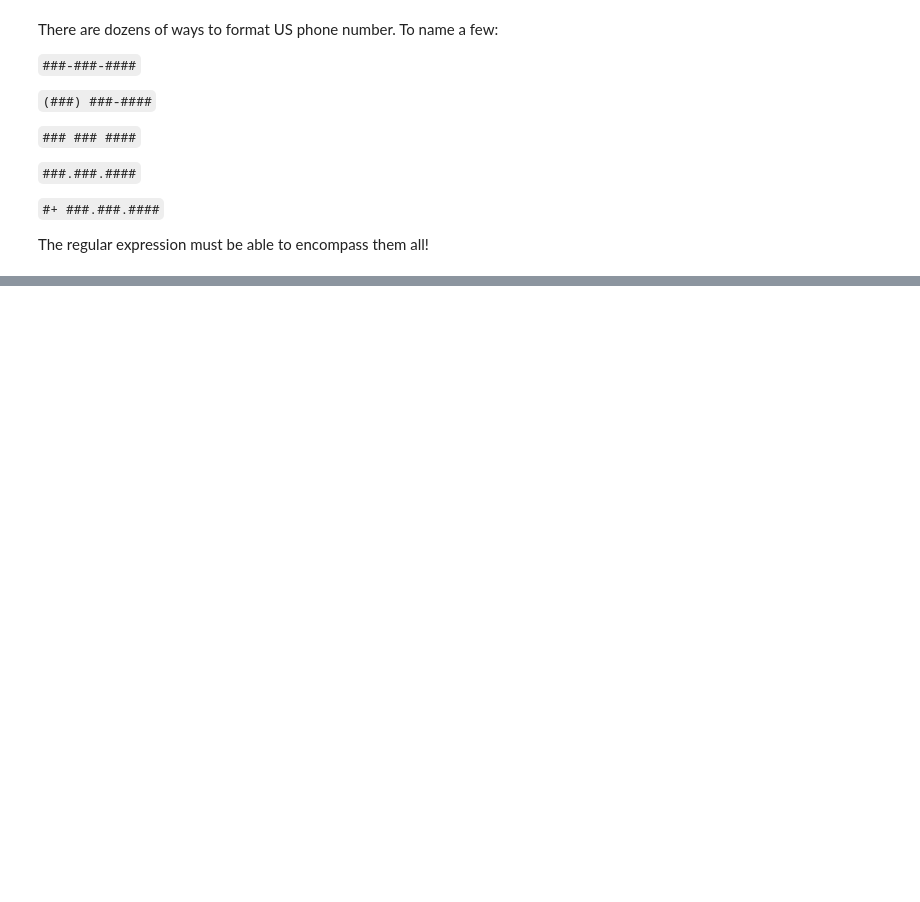
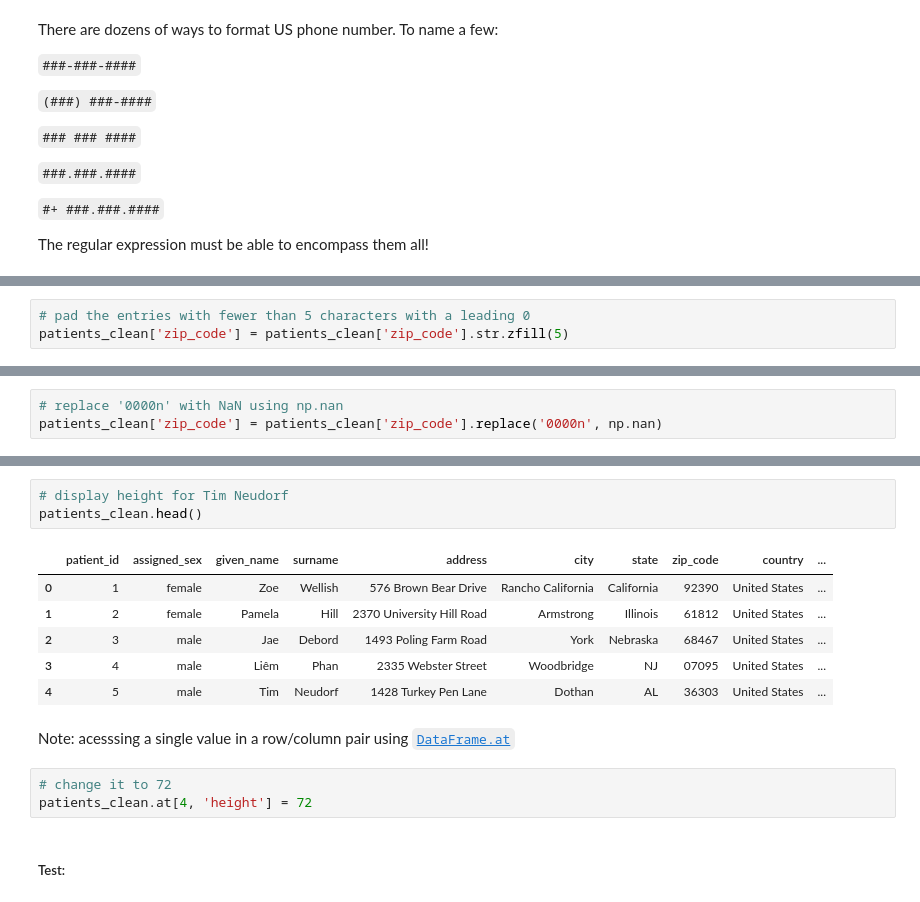
Before and after one commit to tharcyla/data-wrangling, a Jupyter notebook: 04_Cleaning-Data.ipynb, the cells around one changed output, grey strips where cells are left out. Drawn from its saved outputs; the diff is of its cells as text; blank space fills up the shorter version.

```diff
--- a/04_Cleaning-Data.ipynb
+++ b/04_Cleaning-Data.ipynb
@@ -427,0 +767,3 @@ array(['951-719-9170', '+1 (217) 569-3204', '402-363-6804',
+# %%
+# pad the entries with fewer than 5 characters with a leading 0
+patients_clean['zip_code'] = patients_clean['zip_code'].str.zfill(5)
@@ -427,0 +789,3 @@ array(['951-719-9170', '+1 (217) 569-3204', '402-363-6804',
+# %%
+# replace '0000n' with NaN using np.nan
+patients_clean['zip_code'] = patients_clean['zip_code'].replace('0000n', np.nan)
@@ -427,0 +825,17 @@ array(['951-719-9170', '+1 (217) 569-3204', '402-363-6804',
+# %%
+# display height for Tim Neudorf
+patients_clean.head()
+# %% [output]
+|  | patient_id | assigned_sex | given_name | surname | address | city | state | zip_code | country | ... |
+| 0 | 1 | female | Zoe | Wellish | 576 Brown Bear Drive | Rancho California | California | 92390 | United States | ... |
+| 1 | 2 | female | Pamela | Hill | 2370 University Hill Road | Armstrong | Illinois | 61812 | United States | ... |
+| 2 | 3 | male | Jae | Debord | 1493 Poling Farm Road | York | Nebraska | 68467 | United States | ... |
+| 3 | 4 | male | Liêm | Phan | 2335 Webster Street | Woodbridge | NJ | 07095 | United States | ... |
+| 4 | 5 | male | Tim | Neudorf | 1428 Turkey Pen Lane | Dothan | AL | 36303 | United States | ... |
+# %% [markdown]
+Note: acesssing a single value in a row/column pair using [`DataFrame.at`](https://pandas.pydata.org/docs/reference/api/pandas.DataFrame.at.html)
+# %%
+# change it to 72
+patients_clean.at[4, 'height'] = 72
+# %% [markdown]
+##### Test:
```
Also changed, not shown: parts of 65 cells of this notebook.
